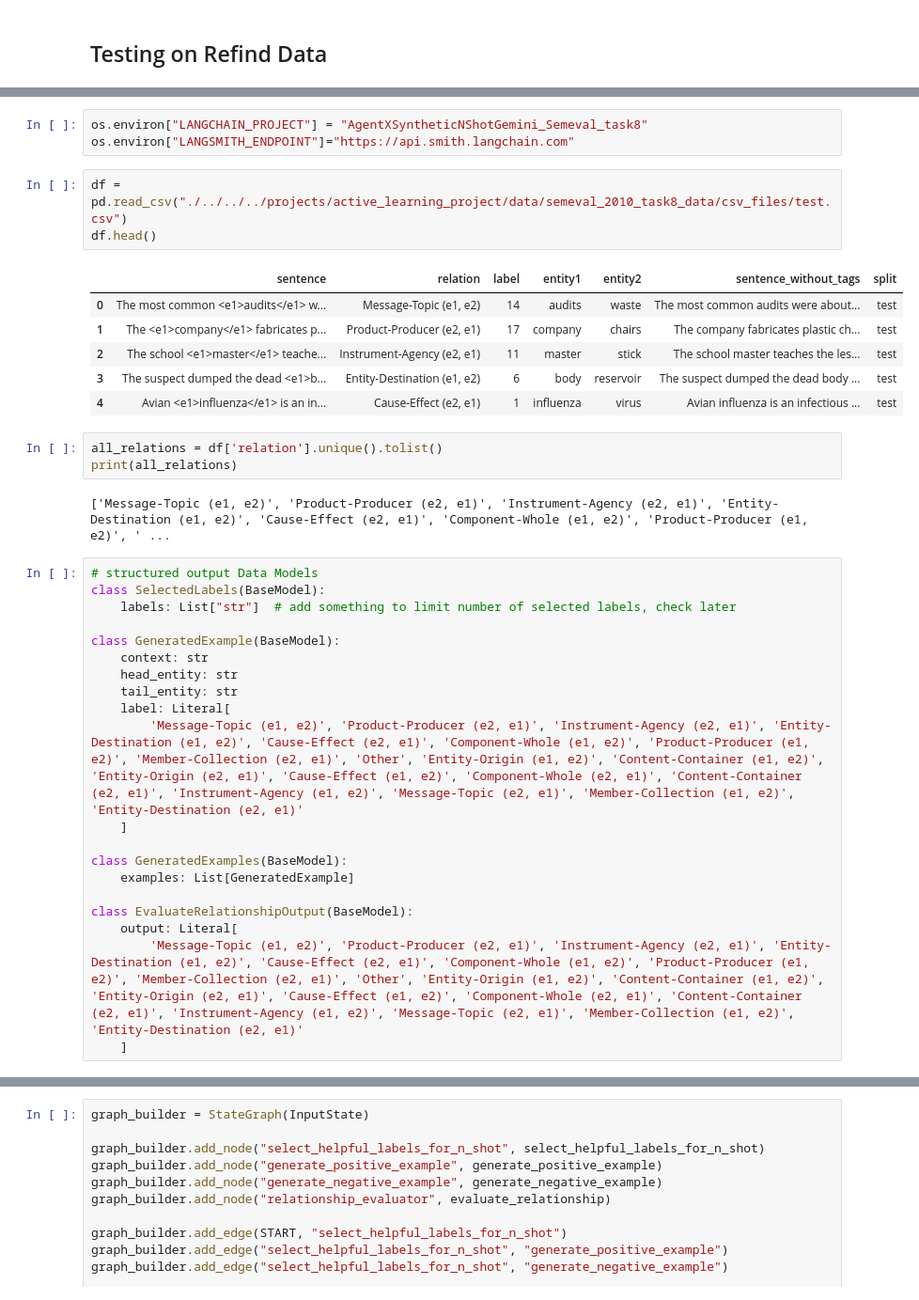
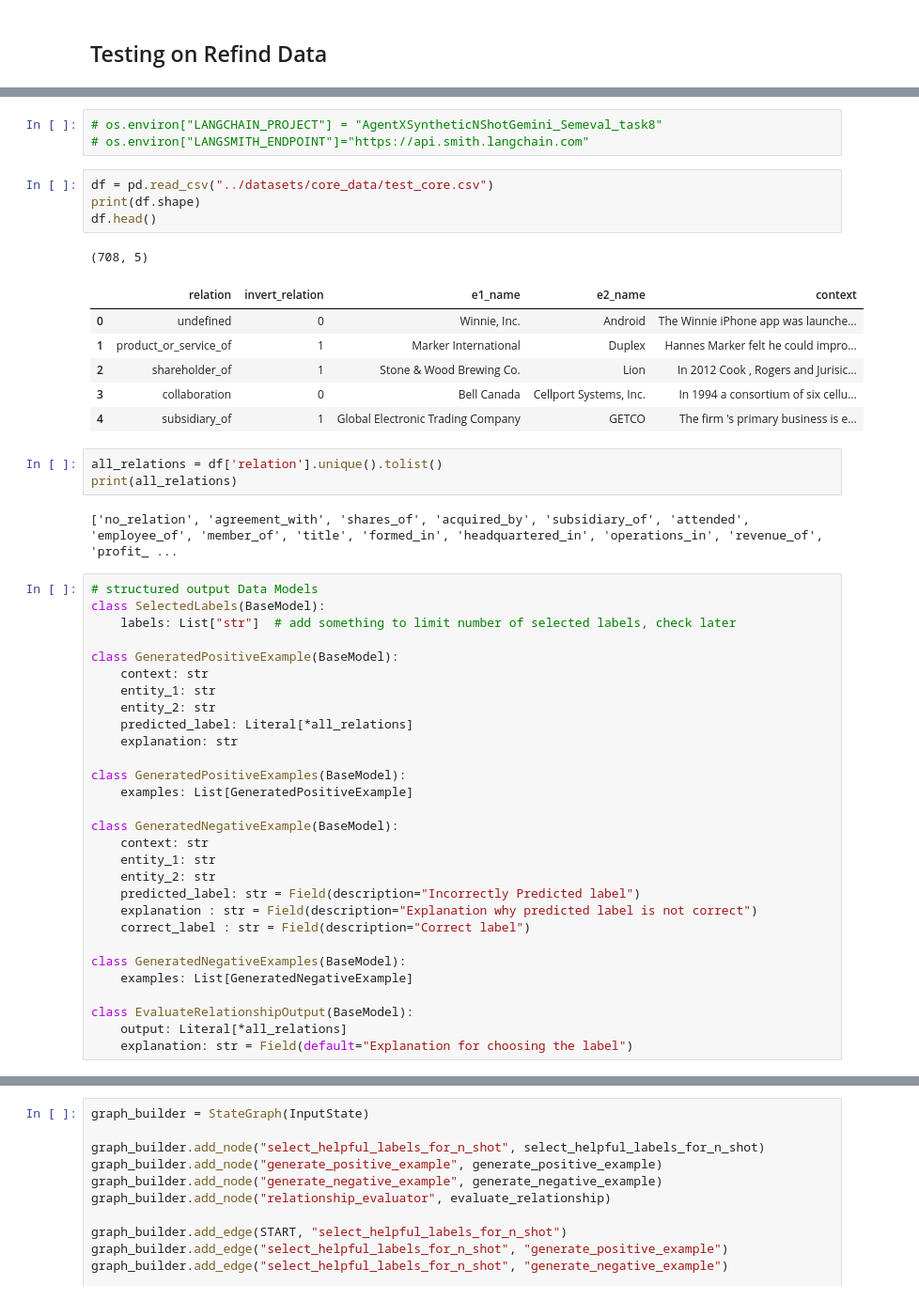
Before and after one commit to maryambrj/ALIEN, a Jupyter notebook: relation_forger_agent/relationship_classification_agent_refind.ipynb, the cells around one changed output, grey strips where cells are left out. Shown: that part at 94% size. Drawn from its saved outputs; the diff is of its cells as text.

```diff
--- a/relation_forger_agent/relationship_classification_agent.ipynb
+++ b/relation_forger_agent/relationship_classification_agent_refind.ipynb
@@ -42,41 +37,52 @@ False
 # %%
-os.environ["LANGCHAIN_PROJECT"] = "AgentXSyntheticNShotGemini_Semeval_task8"
-os.environ["LANGSMITH_ENDPOINT"]="https://api.smith.langchain.com"
+# os.environ["LANGCHAIN_PROJECT"] = "AgentXSyntheticNShotGemini_Semeval_task8"
+# os.environ["LANGSMITH_ENDPOINT"]="https://api.smith.langchain.com"
 # %%
-df = pd.read_csv("./../../../projects/active_learning_project/data/semeval_2010_task8_data/csv_files/test.csv")
+df = pd.read_csv("../datasets/core_data/test_core.csv")
+print(df.shape)
 df.head()
 # %% [output]
+(708, 5)
-|  | sentence | relation | label | entity1 | entity2 | sentence_without_tags | split |
-| 0 | The most common <e1>audits</e1> w... | Message-Topic (e1, e2) | 14 | audits | waste | The most common audits were about... | test |
-| 1 | The <e1>company</e1> fabricates p... | Product-Producer (e2, e1) | 17 | company | chairs | The company fabricates plastic ch... | test |
-| 2 | The school <e1>master</e1> teache... | Instrument-Agency (e2, e1) | 11 | master | stick | The school master teaches the les... | test |
-| 3 | The suspect dumped the dead <e1>b... | Entity-Destination (e1, e2) | 6 | body | reservoir | The suspect dumped the dead body ... | test |
-| 4 | Avian <e1>influenza</e1> is an in... | Cause-Effect (e2, e1) | 1 | influenza | virus | Avian influenza is an infectious ... | test |
+|  | relation | invert_relation | e1_name | e2_name | context |
+| 0 | undefined | 0 | Winnie, Inc. | Android | The Winnie iPhone app was launche... |
+| 1 | product_or_service_of | 1 | Marker International | Duplex | Hannes Marker felt he could impro... |
+| 2 | shareholder_of | 1 | Stone & Wood Brewing Co. | Lion | In 2012 Cook , Rogers and Jurisic... |
+| 3 | collaboration | 0 | Bell Canada | Cellport Systems, Inc. | In 1994 a consortium of six cellu... |
+| 4 | subsidiary_of | 1 | Global Electronic Trading Company | GETCO | The firm 's primary business is e... |
 # %%
 all_relations = df['relation'].unique().tolist()
 print(all_relations)
 # %% [output]
-['Message-Topic (e1, e2)', 'Product-Producer (e2, e1)', 'Instrument-Agency (e2, e1)', 'Entity-Destination (e1, e2)', 'Cause-Effect (e2, e1)', 'Component-Whole (e1, e2)', 'Product-Producer (e1, e2)', ' ...
+['no_relation', 'agreement_with', 'shares_of', 'acquired_by', 'subsidiary_of', 'attended', 'employee_of', 'member_of', 'title', 'formed_in', 'headquartered_in', 'operations_in', 'revenue_of', 'profit_ ...
 # %%
 # structured output Data Models
 class SelectedLabels(BaseModel):
     labels: List["str"]  # add something to limit number of selected labels, check later
 
-class GeneratedExample(BaseModel):
+class GeneratedPositiveExample(BaseModel):
     context: str
-    head_entity: str
-    tail_entity: str
-    label: Literal[
-        'Message-Topic (e1, e2)', 'Product-Producer (e2, e1)', 'Instrument-Agency (e2, e1)', 'Entity-Destination (e1, e2)', 'Cause-Effect (e2, e1)', 'Component-Whole (e1, e2)', 'Product-Producer (e1, e2)', 'Member-Collection (e2, e1)', 'Other', 'Entity-Origin (e1, e2)', 'Content-Container (e1, e2)', 'Entity-Origin (e2, e1)', 'Cause-Effect (e1, e2)', 'Component-Whole (e2, e1)', 'Content-Container (e2, e1)', 'Instrument-Agency (e1, e2)', 'Message-Topic (e2, e1)', 'Member-Collection (e1, e2)', 'Entity-Destination (e2, e1)'
-    ]
+    entity_1: str
+    entity_2: str
+    predicted_label: Literal[*all_relations]
+    explanation: str
 
-class GeneratedExamples(BaseModel):
-    examples: List[GeneratedExample]
+class GeneratedPositiveExamples(BaseModel):
+    examples: List[GeneratedPositiveExample]
+
+class GeneratedNegativeExample(BaseModel):
+    context: str
+    entity_1: str
+    entity_2: str
+    predicted_label: str = Field(description="Incorrectly Predicted label")
+    explanation : str = Field(description="Explanation why predicted label is not correct")
+    correct_label : str = Field(description="Correct label")
+
+class GeneratedNegativeExamples(BaseModel):
+    examples: List[GeneratedNegativeExample]
 
 class EvaluateRelationshipOutput(BaseModel):
-    output: Literal[
-        'Message-Topic (e1, e2)', 'Product-Producer (e2, e1)', 'Instrument-Agency (e2, e1)', 'Entity-Destination (e1, e2)', 'Cause-Effect (e2, e1)', 'Component-Whole (e1, e2)', 'Product-Producer (e1, e2)', 'Member-Collection (e2, e1)', 'Other', 'Entity-Origin (e1, e2)', 'Content-Container (e1, e2)', 'Entity-Origin (e2, e1)', 'Cause-Effect (e1, e2)', 'Component-Whole (e2, e1)', 'Content-Container (e2, e1)', 'Instrument-Agency (e1, e2)', 'Message-Topic (e2, e1)', 'Member-Collection (e1, e2)', 'Entity-Destination (e2, e1)'
-    ]
+    output: Literal[*all_relations]
+    explanation: str = Field(default="Explanation for choosing the label")
 # %%
 # state for input
 class InputState(TypedDict):
```
Also changed, not shown: parts of 25 cells of this notebook, 5 other files.
